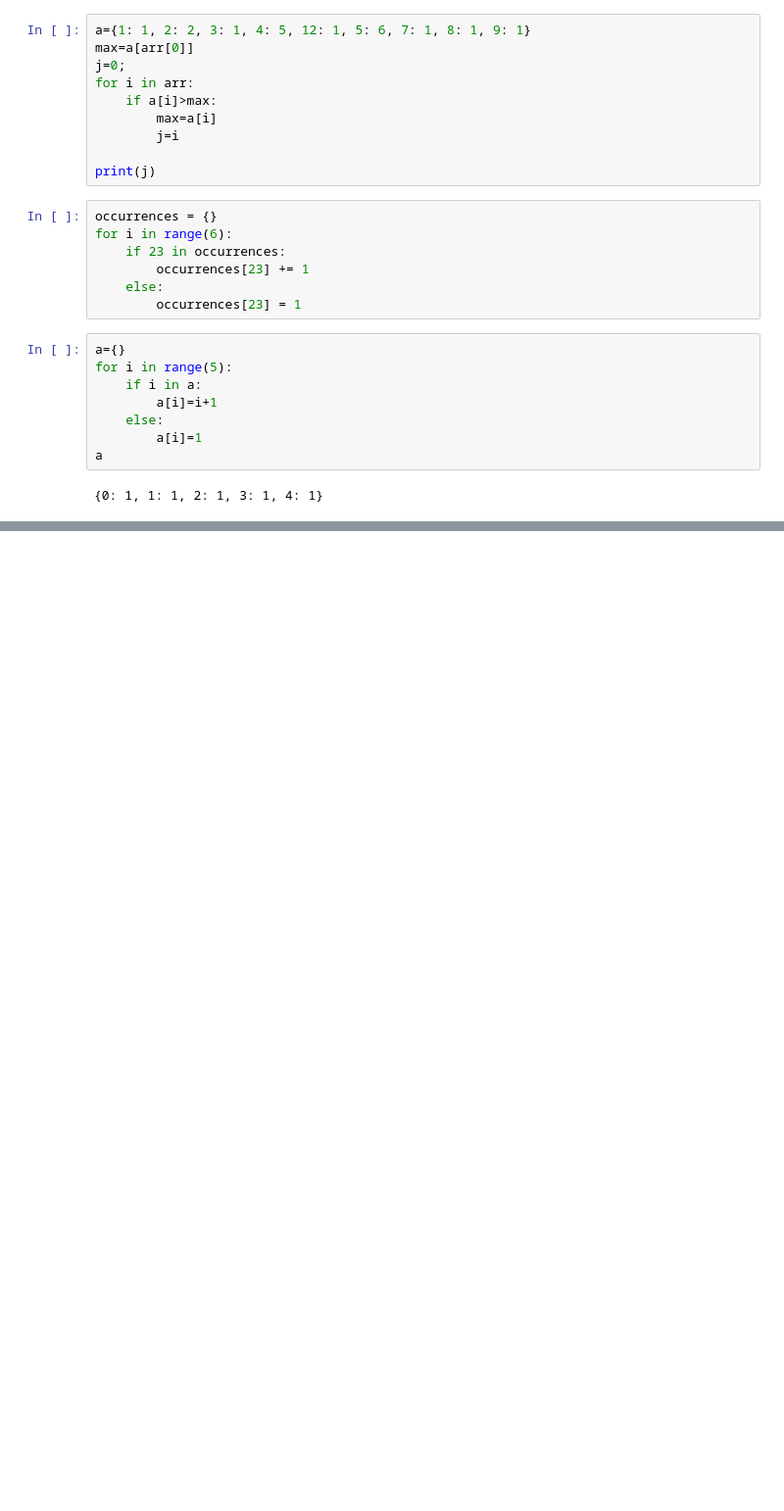
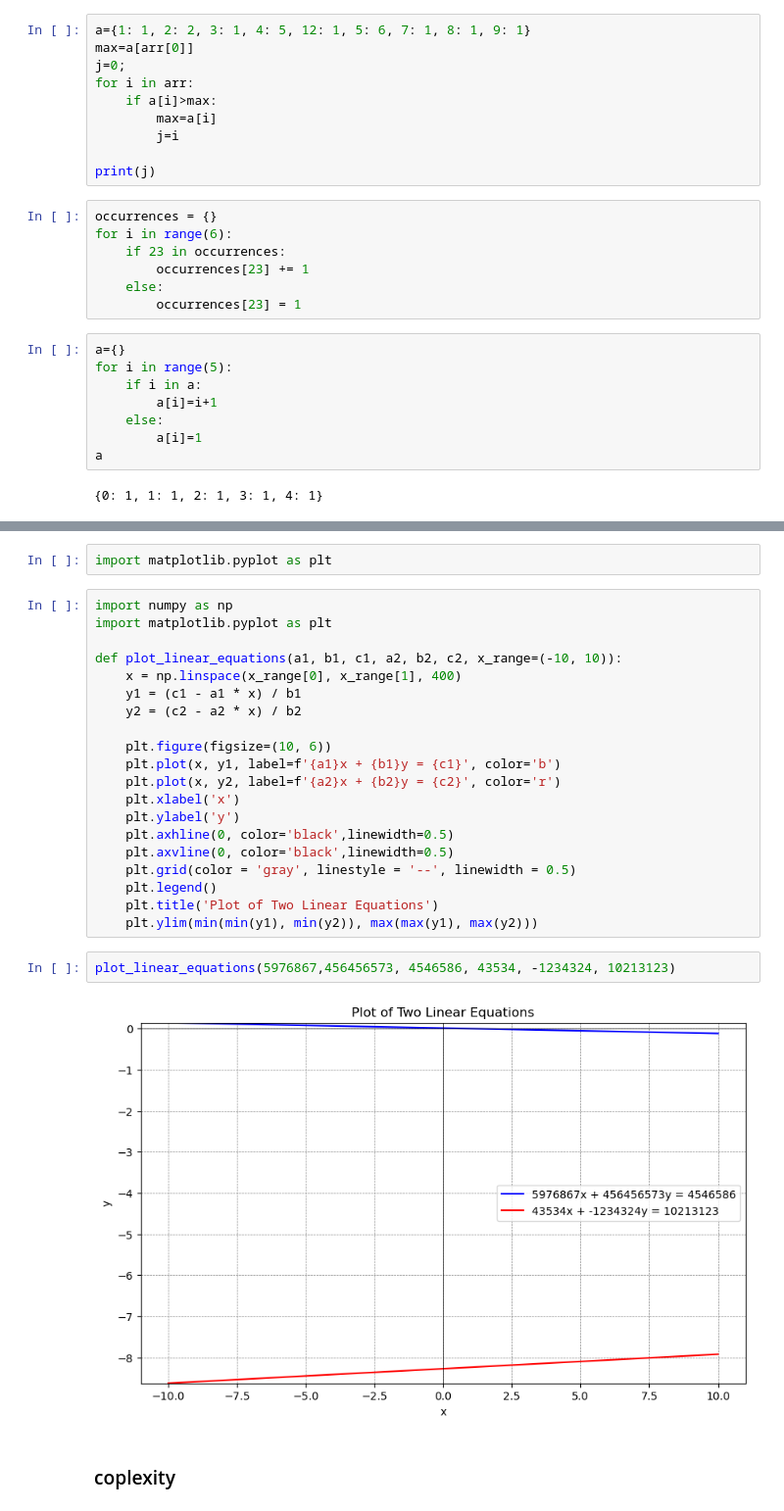
Before and after one commit to mustafaansarii/DSA, a Jupyter notebook: Hashing/Hashing 1.ipynb, the cells around one changed output, grey strips where cells are left out. Shown at 98% size. Drawn from its saved outputs; the diff is of its cells as text; blank space fills up the shorter version.

```diff
--- a/Hashing/Hashing 1.ipynb
+++ b/Hashing/Hashing 1.ipynb
@@ -675,0 +804,28 @@ plot_linear_equations_plotly(15, 13, 14, 4, 21, 10)
+# %%
+import matplotlib.pyplot as plt
+# %%
+import numpy as np
+import matplotlib.pyplot as plt
+
+def plot_linear_equations(a1, b1, c1, a2, b2, c2, x_range=(-10, 10)):
+    x = np.linspace(x_range[0], x_range[1], 400)
+    y1 = (c1 - a1 * x) / b1
+    y2 = (c2 - a2 * x) / b2
+
+    plt.figure(figsize=(10, 6))
+    plt.plot(x, y1, label=f'{a1}x + {b1}y = {c1}', color='b')
+    plt.plot(x, y2, label=f'{a2}x + {b2}y = {c2}', color='r')
+    plt.xlabel('x')
+    plt.ylabel('y')
+    plt.axhline(0, color='black',linewidth=0.5)
+    plt.axvline(0, color='black',linewidth=0.5)
+    plt.grid(color = 'gray', linestyle = '--', linewidth = 0.5)
+    plt.legend()
+    plt.title('Plot of Two Linear Equations')
+    plt.ylim(min(min(y1), min(y2)), max(max(y1), max(y2)))
+# %%
+plot_linear_equations(5976867,456456573, 4546586, 43534, -1234324, 10213123)
+# %% [output]
+[figure, added]
+# %% [markdown]
+### coplexity
```
Also changed, not shown: parts of 25 cells of this notebook.
